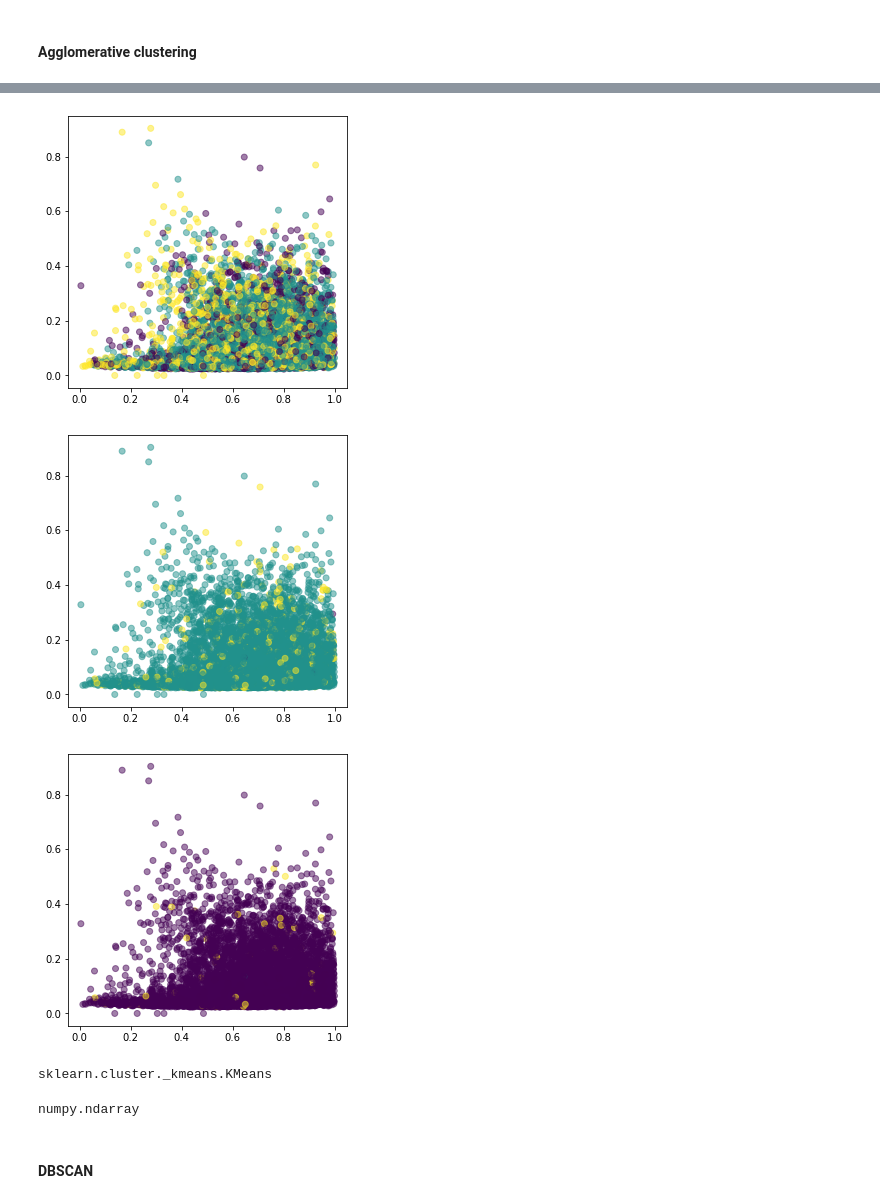
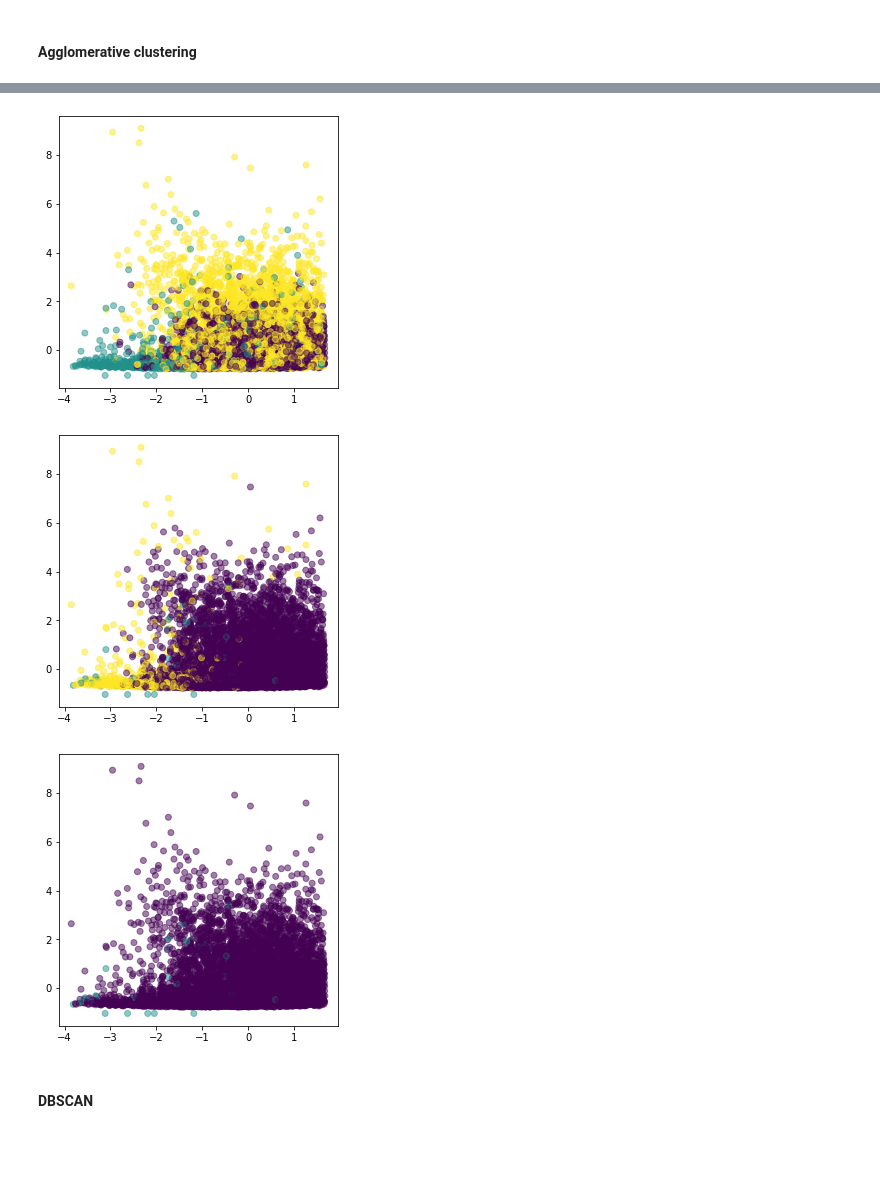
Before and after one commit to cargide/lab-web-scraping-single-page, a Jupyter notebook: clustering.ipynb, the cells around one changed output, grey strips where cells are left out. Saved outputs shown, nothing was run; the diff lists cells and outputs as text; code cells hidden in the pictures; blank space fills up the shorter version.

```diff
--- a/clustering.ipynb
+++ b/clustering.ipynb
@@ -143,7 +143,8 @@ For a more accurate clustering, I need to transform the values into the same sca
 # %%
 X_prep = StandardScaler().fit_transform(X)
 # %%
-pd.DataFrame(X_prep,columns=X.columns)
+X_stand = pd.DataFrame(X_prep,columns=X.columns)
+X_stand
 # %% [output]
 |  | danceability | energy | key | loudness | mode | speechiness | acousticness | instrumentalness | ... |
 | 0 | -0.305760 | 1.369755 | -1.189630 | -0.222731 | -1.109934 | -0.226842 | -0.739723 | 2.345207 | ... |
@@ -271,39 +272,31 @@ X
 # %%
 # ward linkage tends to produce relatively equally sized clusters
 agglomerative = cluster.AgglomerativeClustering(n_clusters=3,linkage='ward')
-pred_ward = agglomerative.fit_predict(X)
+pred_ward = agglomerative.fit_predict(X_stand)
 
 plt.figure(figsize=(5, 5))
-plt.scatter(X['energy'], X['speechiness'], c=pred_ward,alpha=0.5)
+plt.scatter(X_stand['energy'], X_stand['speechiness'], c=pred_ward,alpha=0.5)
 plt.show()
 # %% [output]
-[figure, old version]
+[figure, new version]
 # %%
 agglomerative = cluster.AgglomerativeClustering(n_clusters=3,linkage='complete')
-pred_complete = agglomerative.fit_predict(X)
+pred_complete = agglomerative.fit_predict(X_stand)
 
 plt.figure(figsize=(5, 5))
-plt.scatter(X['energy'], X['speechiness'], c=pred_complete,alpha=0.5)
+plt.scatter(X_stand['energy'], X_stand['speechiness'], c=pred_complete,alpha=0.5)
 plt.show()
 # %% [output]
-[figure, old version]
+[figure, new version]
 # %%
 agglomerative = cluster.AgglomerativeClustering(n_clusters=3,linkage='average')
-pred_average = agglomerative.fit_predict(X)
+pred_average = agglomerative.fit_predict(X_stand)
 
 plt.figure(figsize=(5, 5))
-plt.scatter(X['energy'], X['speechiness'], c=pred_average,alpha=0.5)
+plt.scatter(X_stand['energy'], X_stand['speechiness'], c=pred_average,alpha=0.5)
 plt.show()
 # %% [output]
-[figure, old version]
+[figure, new version]
-# %%
-type(kmeans)
-# %% [output]
-sklearn.cluster._kmeans.KMeans
-# %%
-type(pred_ward)
-# %% [output]
-numpy.ndarray
 # %% [markdown]
 #### DBSCAN
 # %%
```
Also changed, not shown: parts of 12 cells of this notebook, 1 other file.
